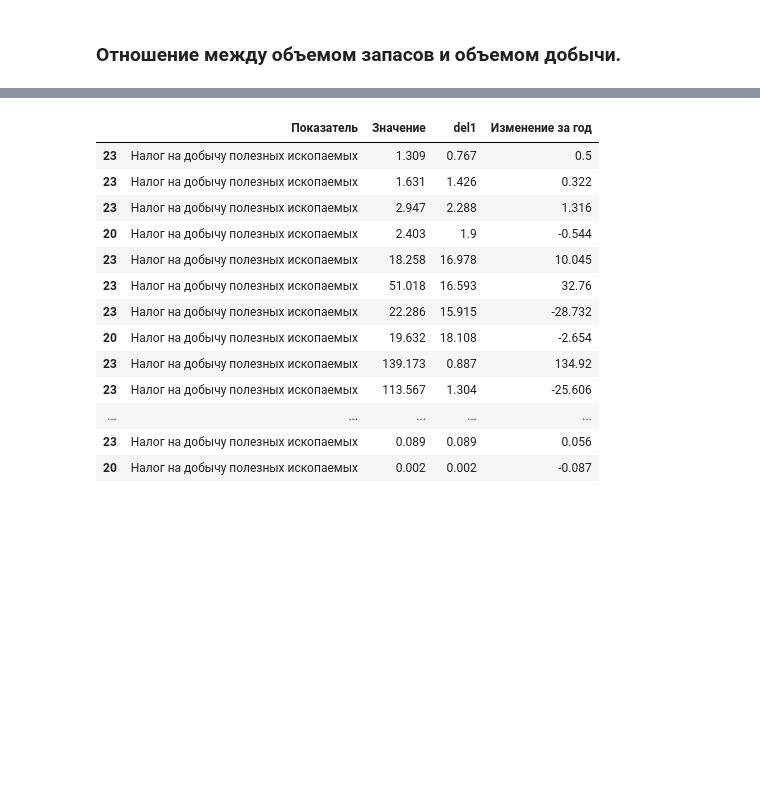
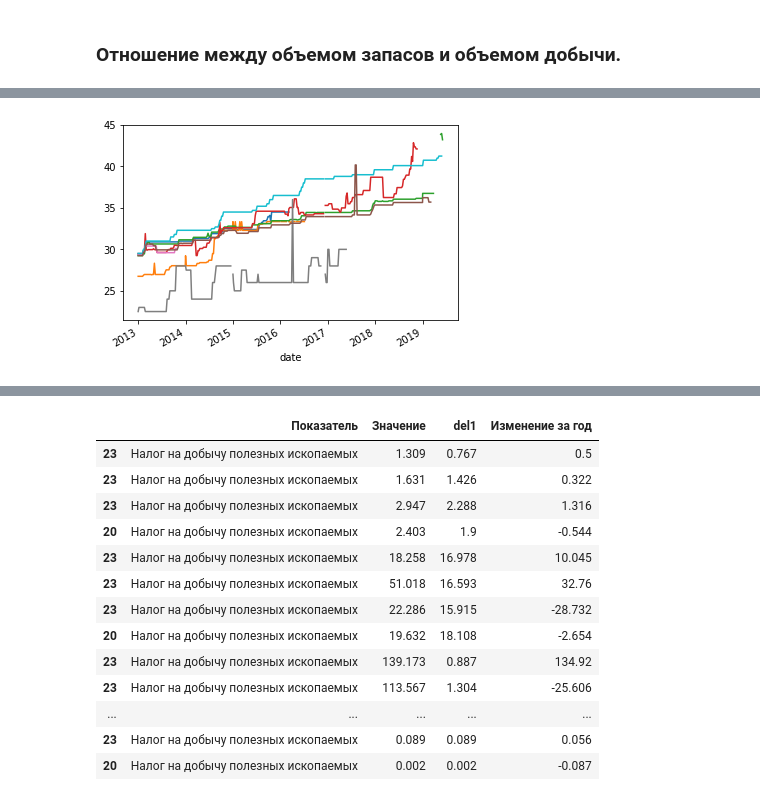
Before and after one commit to xenakas/py_projects, a Jupyter notebook: oil_indexes/oil_indexes.ipynb, the cells around one changed output, grey strips where cells are left out. Drawn from its saved outputs; the diff is of its cells as text; code cells hidden in the pictures; blank space fills up the shorter version.

```diff
--- a/oil_indexes/oil_indexes.ipynb
+++ b/oil_indexes/oil_indexes.ipynb
@@ -178,0 +495,4 @@ df_obj
+# %%
+prices_df_pivot['Бензин А-76, АИ-80']["ОАО 'НК 'Роснефть'"].plot(legend=False);
+# %% [output]
+[figure, added]
```
Also changed, not shown: parts of 100 cells of this notebook.
